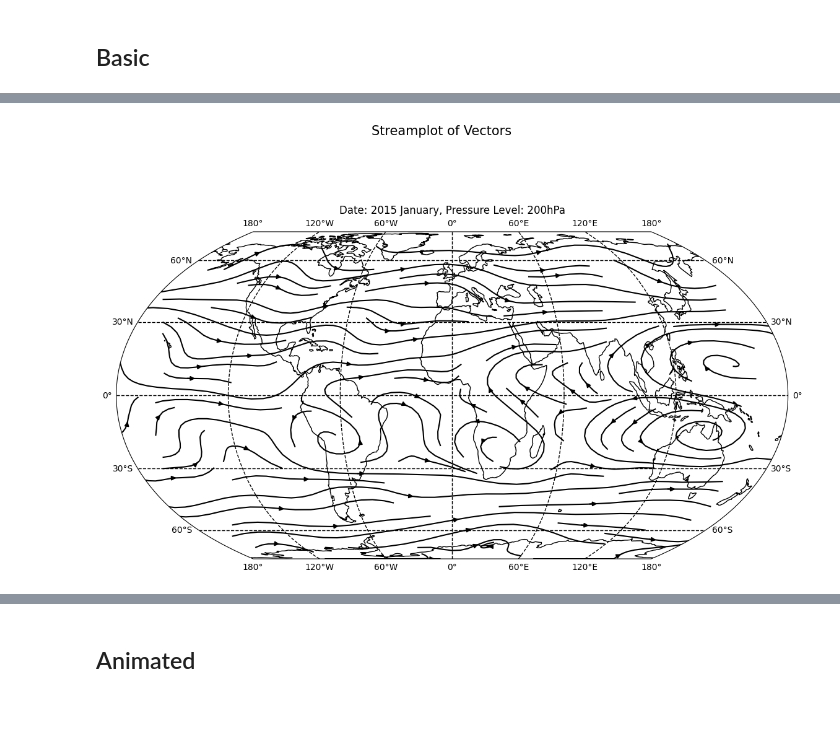
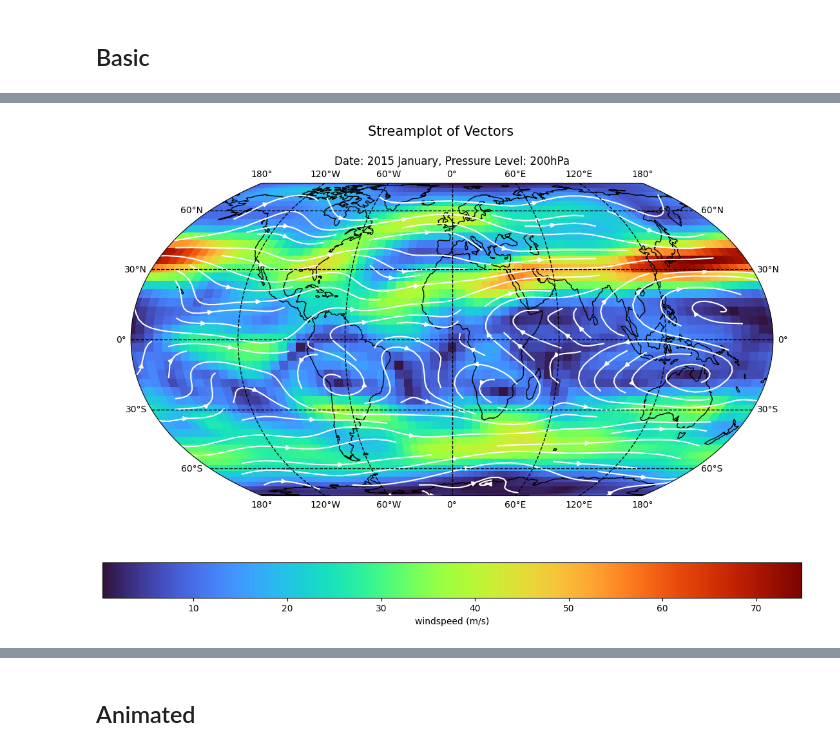
Before and after one commit to lara-j-ds/Summer_Project_24-25, a Jupyter notebook: JupyterNotebook/Xarray_StartupGuide.ipynb, the cells around one changed output, grey strips where cells are left out. Drawn from its saved outputs; the diff is of its cells as text; code cells hidden in the pictures; blank space fills up the shorter version.

```diff
--- a/JupyterNotebook/Xarray_StartupGuide.ipynb
+++ b/JupyterNotebook/Xarray_StartupGuide.ipynb
@@ -31,11 +24,11 @@ plt.close('all')
 # %%
-# Loading in dataset:
+# Loading in dataset: (duplicate cell for multiple datasets, and change variable name)
 
 path = 'H:\\Summer24-25\\' # enter file path here ---> double slashes or change direction eg. \ --> \\ or /
 name = '*_Amon_CESM2-WACCM_ssp126*.nc' # enter file name here --> use * if need multiple files/versions per dataset
 with warnings.catch_warnings():
     warnings.simplefilter('ignore') # some datasets have empty values, this ignores that warning--> if gives error, remove this to check
-    ds = xr.open_mfdataset(path+name)
+    ds = xr.open_mfdataset(path+name, parallel=True)
 
 # this bit is to change the units of 'plev' (pressure level Pa -> hPa)
 if ds.plev.attrs['units'] == 'Pa':
@@ -287,15 +302,28 @@ Wall time: 79.5 ms
 # location based vector data--> option 2: Streamplot
 
 # select and prepare data
+time, plev = 100, 6
 u = eastwind[::4, ::4]
 v = northwind[::4, ::4]
 windspeed = (u**2 + v**2)**0.5
 linewidth = 4* (windspeed.values / windspeed.values.max())
+
 projection = ccrs.EqualEarth()
-
 ## Plotting
 fig = plt.figure(figsize=fig_dimensions)
 ax = plt.axes(projection=projection)
+
+
+strm = ax.streamplot(u.lon, u.lat, u, v, transform=transform, color='w')
+bg = windspeed.plot(ax=ax, cmap=cmap, transform=transform, add_colorbar=False)
+# options:
+# Plain: streamplot color='k', comment out windspeed.plot and fig.colorbar lines
+# Windspeed= Background Colour --> windspeed.plot(...) with streamplot color='w'
+# Windspeed= Streamline Colour --> add color=windspeed.values, cmap=cmap to streamplot call, change colorbar call to strm.lines not bg
+# Windspeed= Line Width --> add linewidth=lw to streamplot call
+# Continuous Lines --> add broken_streamlines=False to streamplot call
+# Also, can change density and linewidth in the streamplot call.
+colorbar = fig.colorbar(bg, ax=ax, location='bottom')
 
 ## details
 ax.gridlines(color='k', linestyle='--', linewidth=1, draw_labels=True)
@@ -306,30 +334,6 @@ colorbar.set_label(label='windspeed (m/s)', size=10)
 fig.suptitle(t='Streamplot of Vectors', size=15)
 ax.set_title(label='Date: %s, Pressure Level: %.fhPa' %(timefmt(timeindex), pressurevalue))
 
-
-
-# options for streamplot:
-
-# Plain: streamplot color='k', comment out windspeed.plot and fig.colorbar lines
-strm = ax.streamplot(u.lon, u.lat, u, v, transform=transform, color='k')
-
-# # Windspeed= Background Colour --> windspeed.plot(...) with streamplot color='w'
-# strm = ax.streamplot(u.lon, u.lat, u, v, transform=transform, color='w')
-# bg = windspeed.plot(ax=ax, cmap=cmap, transform=transform, add_colorbar=False)
-# colorbar = fig.colorbar(bg, ax=ax, location='bottom')
-
-# # Windspeed= Streamline Colour --> add color=windspeed.values, cmap=cmap to streamplot call, change colorbar call to strm.lines not bg
-# strm = ax.streamplot(u.lon, u.lat, u, v, transform=transform, color=windspeed.values, cmap=cmap)
-# colorbar = fig.colorbar(strm.lines, ax=ax, location='bottom')
-
-# # Windspeed= Line Width --> add lw=linewidth to streamplot call
-# strm = ax.streamplot(u.lon, u.lat, u, v, transform=transform, color='k', linewidth=linewidth)
-
-# # Continuous Lines --> add broken_streamlines=False to streamplot call, and lower density
-# strm = ax.streamplot(u.lon, u.lat, u, v, transform=transform, color='k', broken_streamlines=False, density=0.75)
-
-
-
 # save figure
-# fig.savefig('H:\\Summer24-25\\Jupyter\\Plots_download\\vector_streamplot.png')
+fig.savefig('H:\\Summer24-25\\Jupyter\\Plots_download\\vector_streamplot.png')
 # %% [output]
@@ -338,4 +342,4 @@ Wall time: 2.03 s
-[figure, old version]
+[figure, new version]
 # %%
 %%time
 # Subplots - multiple plots, one figure --> autofit grid to number of times
```
Also changed, not shown: parts of 13 cells of this notebook, 2 other files.
